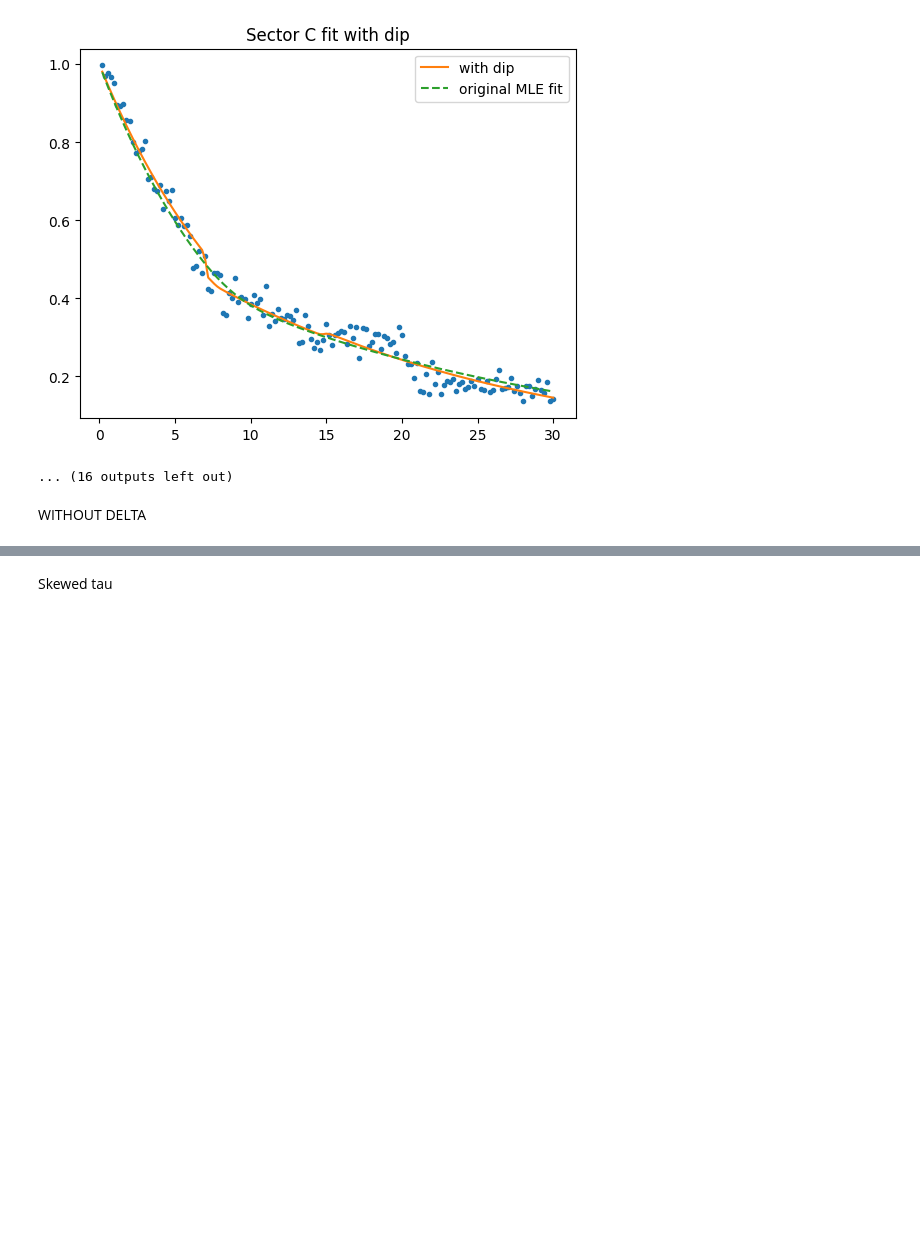
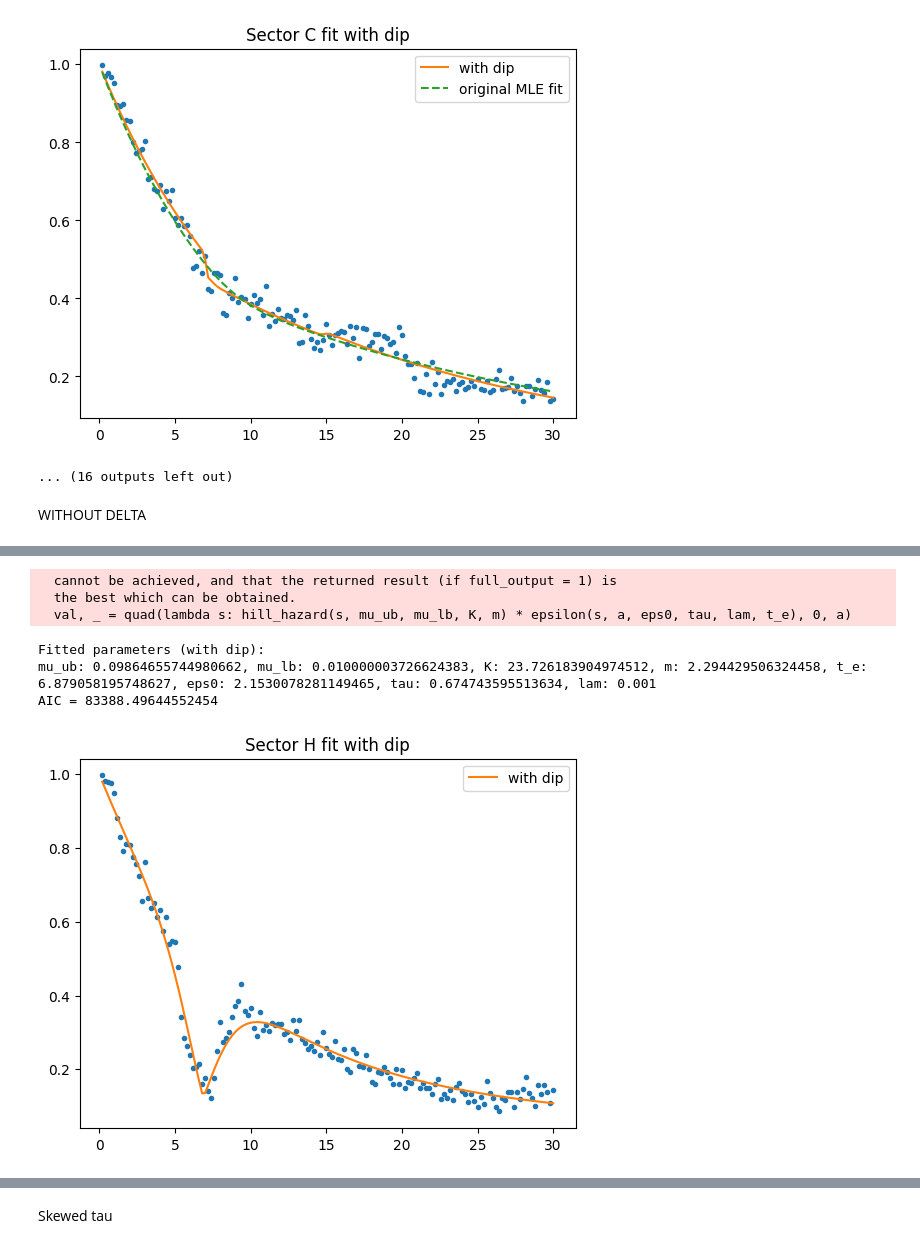
Before and after one commit to maxcyn/a-star, a Jupyter notebook: dip_model.ipynb, the cells around one changed output, grey strips where cells are left out. Cells and saved outputs as stored; diff of their text form; code cells hidden in the pictures; blank space fills up the shorter version.

```diff
--- a/dip_model.ipynb
+++ b/dip_model.ipynb
@@ -539,3 +507,51 @@ AIC = 83460.03501801491
+# %%
+import matplotlib.pyplot as plt
+from survival_analysis import obtain_survival_fractions, obtain_total_alive_count
+import numpy as np
+
+survival_fractions, ages = obtain_survival_fractions(df_analysis, 'Sector', 'H')
+totals, survivors = obtain_total_alive_count(df_analysis, 'Sector', 'H')
+# mu_lb, mu_ub, K, m, t_e, delta = fit_hill_with_dip(ages, survivors, totals, [0.18, 0.05, 6, 10, 7, 3]).x
+from scipy.optimize import minimize
+
+initial_guess = [0.1, 0.05, 10, 5, find_dip('H'), 3, 0.7, 0.1]
+# bounds = [
+#     (0.01, 0.3),   # mu_ub
+#     (0.01, 0.15),   # mu_lb
+#     (0.1, 30),     # K
+#     (0.5, 100),    # m
+#     (3, 10),       # t_e
+#     (0, 20),    # eps0
+#     (0.01, 30)      # tau
+# ]
+# result = minimize(lsq_hill_with_dip, initial_guess, args=(ages, survival_fractions), bounds=bounds)
+result = fit_hill_with_dip(ages, survivors, totals, initial_guess)
+mu_ub, mu_lb, K, m, t_e, eps0, tau, lam = result.x
+print("Fitted parameters (with dip):")
+print(f"mu_ub: {mu_ub}, mu_lb: {mu_lb}, K: {K}, m: {m}, t_e: {t_e}, eps0: {eps0}, tau: {tau}, lam: {lam}")
+
+aic_with_dip = 2 * 8 + 2 * neg_ll_hill_with_dip(result.x, ages, survivors, totals)
+print(f'AIC = {aic_with_dip}')
+
+plt.plot(ages, survival_fractions, 'o', markersize=3)
+plt.plot(ages, model_hill_with_dip(ages, mu_ub, mu_lb, K, m, t_e, eps0, tau, lam), label='with dip')
+# plt.plot(ages, model_survival_curve_hill(ages, 0.190143914, 0.028016019, 6.93767599, 100), '--', label = 'original MLE fit')
+# plt.plot(ages, model_survival_curve_hill(ages, mu_ub, mu_lb, K, m), label='without dip')
+plt.title('Sector H fit with dip')
+plt.legend()
+plt.show()
+
+# Fitted parameters (with dip):
+# mu_ub: 0.11555052725787383, mu_lb: 0.06802543565439674, K: 6.28151448827344, m: 9.857046612774358, t_e: 7.399999994978641, delta: 2.258860201858482, eps0: 3.4390450728837187, tau: 1.5014303322016382
+# AIC (with dip): 83317.78278673897
+# %% [output]
+  cannot be achieved, and that the returned result (if full_output = 1) is
+  the best which can be obtained.
+  val, _ = quad(lambda s: hill_hazard(s, mu_ub, mu_lb, K, m) * epsilon(s, a, eps0, tau, lam, t_e), 0, a)
+Fitted parameters (with dip):
+mu_ub: 0.09864655744980662, mu_lb: 0.010000003726624383, K: 23.726183904974512, m: 2.294429506324458, t_e: 6.879058195748627, eps0: 2.1530078281149465, tau: 0.674743595513634, lam: 0.001
+AIC = 83388.49644552454
+[figure, added]
 # %%
 from scipy.optimize import minimize
 
```
Also changed, not shown: parts of 9 cells of this notebook.
